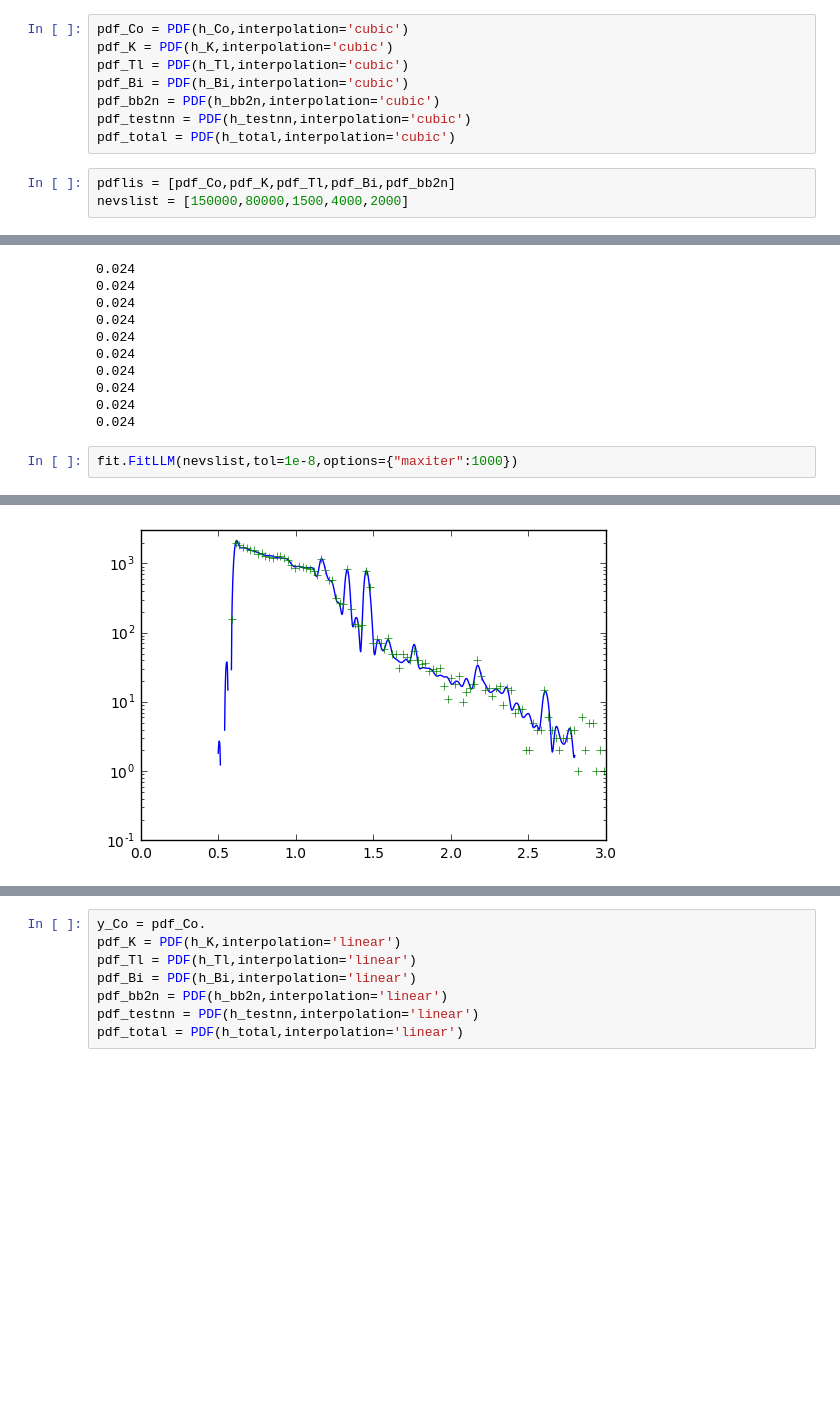
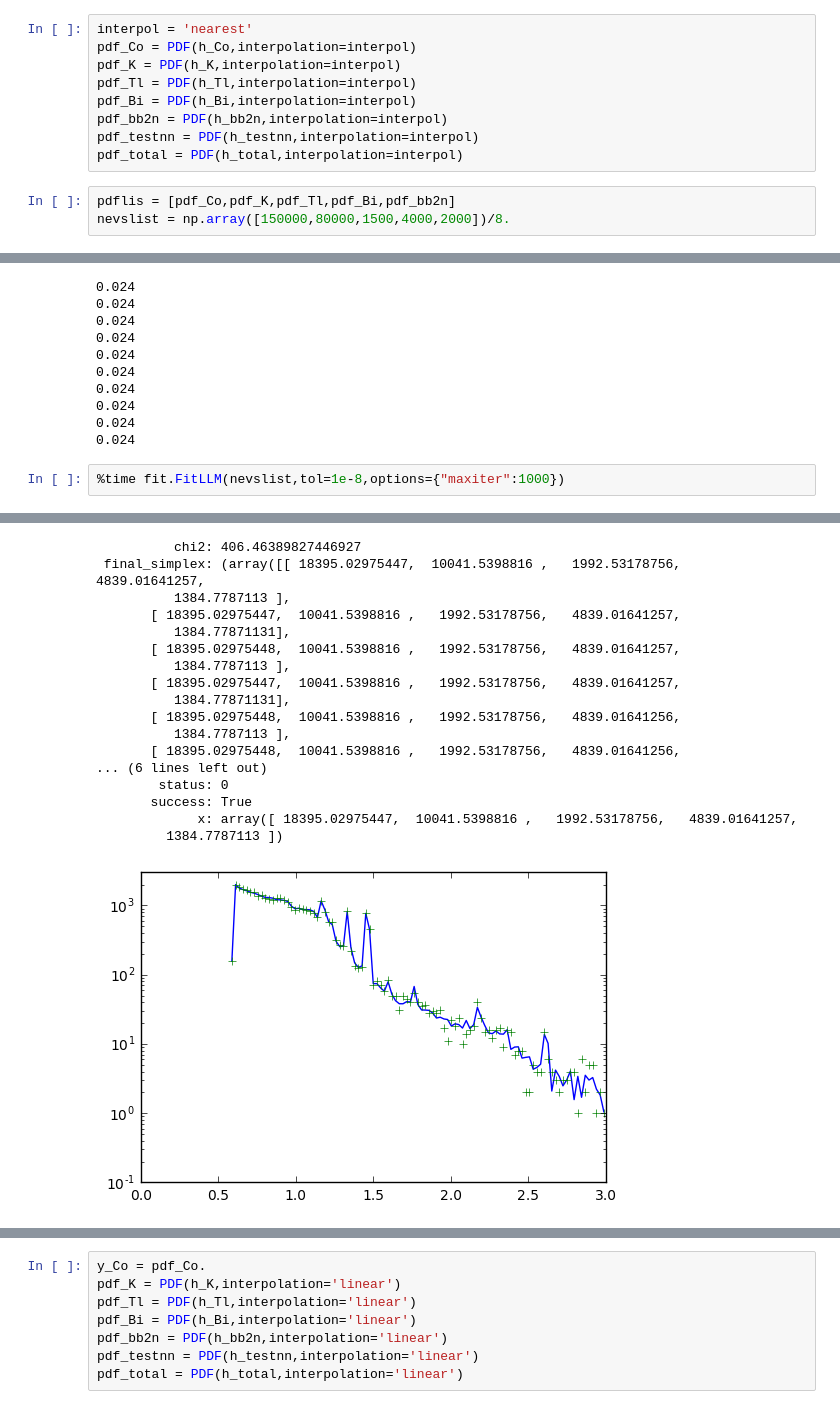
Before and after one commit to bpalmeiro/Next_Energy, a Jupyter notebook: Notebooks/Untitled.ipynb, the cells around one changed output, grey strips where cells are left out. Saved outputs shown, nothing was run; the diff lists cells and outputs as text; blank space fills up the shorter version.

```diff
--- a/Notebooks/Untitled.ipynb
+++ b/Notebooks/Untitled.ipynb
@@ -139,16 +187,17 @@ h_total = hist(total,nbin,minE,maxE)
 h_total.hist = total
 h_total.bins = E
 # %%
-pdf_Co = PDF(h_Co,interpolation='cubic')
-pdf_K = PDF(h_K,interpolation='cubic')
-pdf_Tl = PDF(h_Tl,interpolation='cubic')
-pdf_Bi = PDF(h_Bi,interpolation='cubic')
-pdf_bb2n = PDF(h_bb2n,interpolation='cubic')
-pdf_testnn = PDF(h_testnn,interpolation='cubic')
-pdf_total = PDF(h_total,interpolation='cubic')
+interpol = 'nearest'
+pdf_Co = PDF(h_Co,interpolation=interpol)
+pdf_K = PDF(h_K,interpolation=interpol)
+pdf_Tl = PDF(h_Tl,interpolation=interpol)
+pdf_Bi = PDF(h_Bi,interpolation=interpol)
+pdf_bb2n = PDF(h_bb2n,interpolation=interpol)
+pdf_testnn = PDF(h_testnn,interpolation=interpol)
+pdf_total = PDF(h_total,interpolation=interpol)
 # %%
 pdflis = [pdf_Co,pdf_K,pdf_Tl,pdf_Bi,pdf_bb2n]
-nevslist = [150000,80000,1500,4000,2000]
+nevslist = np.array([150000,80000,1500,4000,2000])/8.
 # %%
 fit = Fit(E,h_total,pdflis)
 # %% [output]
@@ -163,5 +212,5 @@ fit = Fit(E,h_total,pdflis)
 0.024
 0.024
 # %%
-fit.FitLLM(nevslist,tol=1e-8,options={"maxiter":1000})
+%time fit.FitLLM(nevslist,tol=1e-8,options={"maxiter":1000})
 # %% [output]
@@ -169 +219,18 @@ ValueError: operands could not be broadcast together with shapes (1000,) (125,)
+          chi2: 406.46389827446927
+ final_simplex: (array([[ 18395.02975447,  10041.5398816 ,   1992.53178756,   4839.01641257,
+          1384.7787113 ],
+       [ 18395.02975447,  10041.5398816 ,   1992.53178756,   4839.01641257,
+          1384.77871131],
+       [ 18395.02975448,  10041.5398816 ,   1992.53178756,   4839.01641257,
+          1384.7787113 ],
+       [ 18395.02975447,  10041.5398816 ,   1992.53178756,   4839.01641257,
+          1384.77871131],
+       [ 18395.02975448,  10041.5398816 ,   1992.53178756,   4839.01641256,
+          1384.7787113 ],
+       [ 18395.02975448,  10041.5398816 ,   1992.53178756,   4839.01641256,
+... (6 lines left out)
+        status: 0
+       success: True
+             x: array([ 18395.02975447,  10041.5398816 ,   1992.53178756,   4839.01641257,
+         1384.7787113 ])
-[figure, old version]
+[figure, new version]
```
Also changed, not shown: parts of 30 cells of this notebook, 4 other files.
